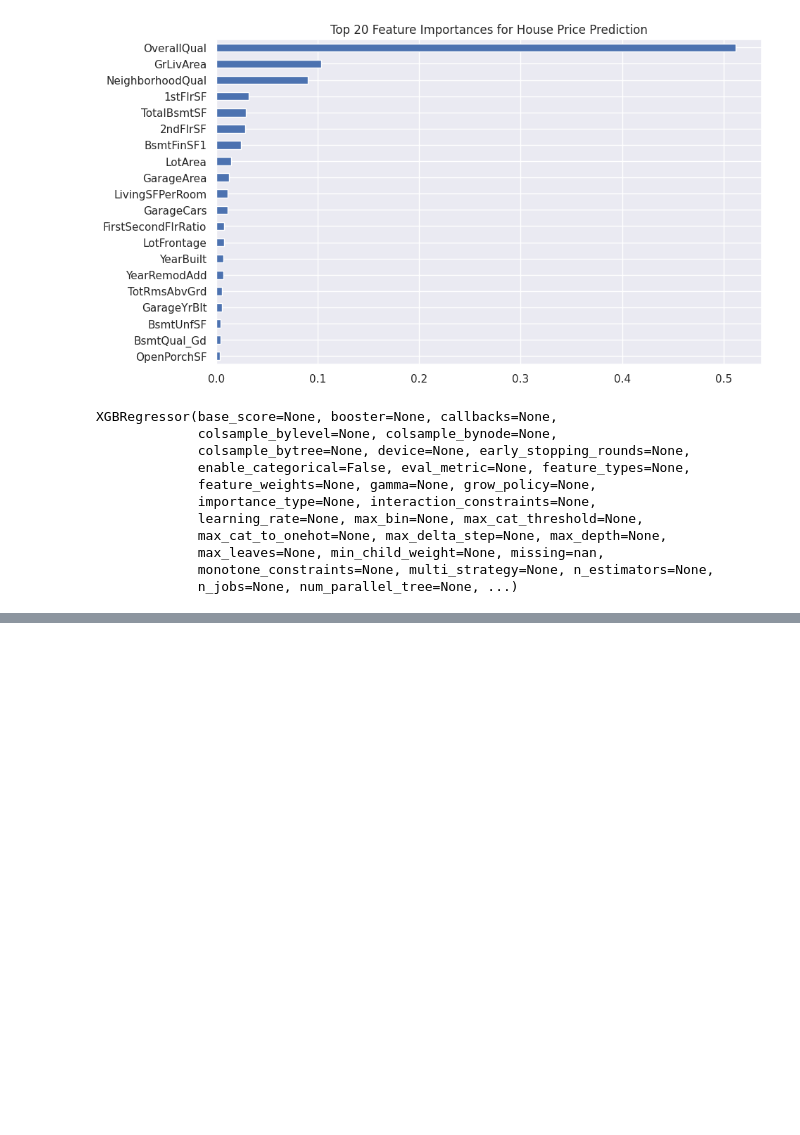
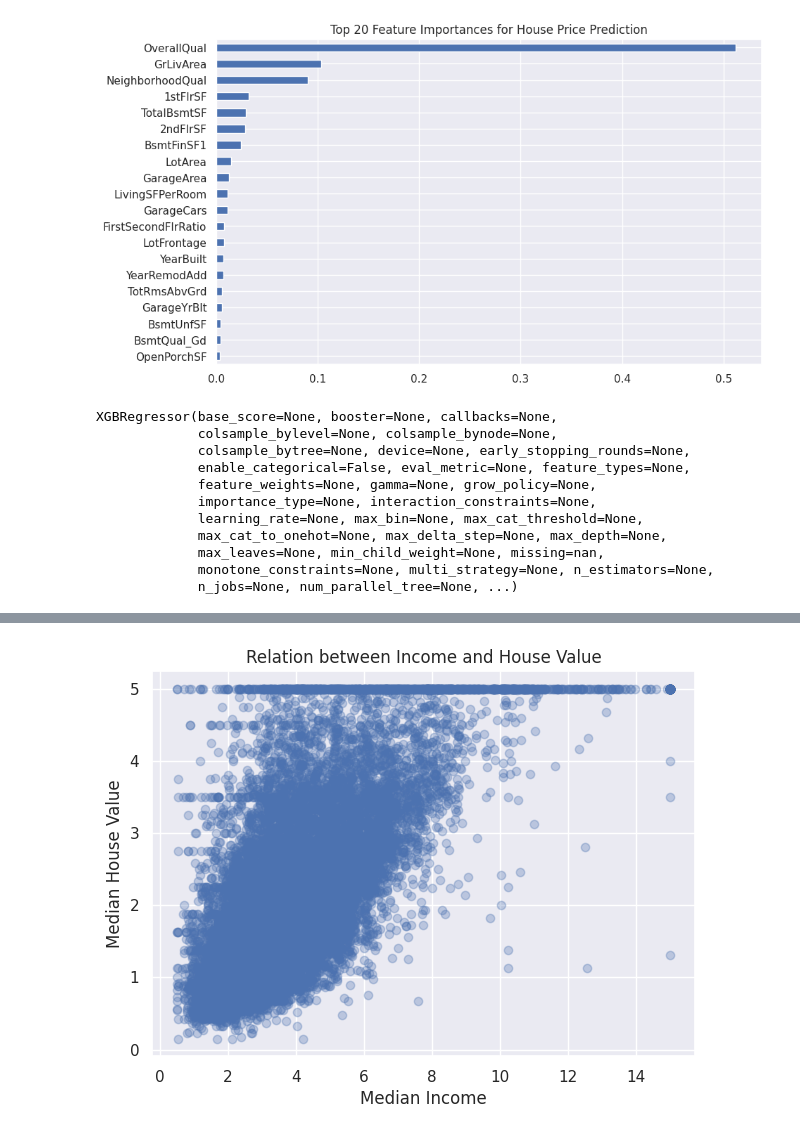
Before and after one commit to HusseinWaleed1/Assignment-Team-2, a Jupyter notebook: house_prediction_(1).ipynb, the cells around one changed output, grey strips where cells are left out. Cells and saved outputs as stored; diff of their text form; code cells hidden in the pictures; blank space fills up the shorter version.

```diff
--- a/house_prediction_(1).ipynb
+++ b/house_prediction_(1).ipynb
@@ -440,0 +463,14 @@ Mean Absolute Error :  70956.1796875
+# %%
+house_price_dataset = fetch_california_housing()
+house_price_dataframe = pd.DataFrame(house_price_dataset.data, columns = house_price_dataset.feature_names)
+house_price_dataframe["MedHouseVal"] = house_price_dataset.target
+
+# Scatter Plot
+plt.figure(figsize=(7,5))
+plt.scatter(house_price_dataframe['MedInc'], house_price_dataframe['MedHouseVal'], alpha=0.3)
+plt.title("Relation between Income and House Value")
+plt.xlabel("Median Income")
+plt.ylabel("Median House Value")
+plt.show()
+# %% [output]
+[figure, added]
```
Also changed, not shown: parts of 7 cells of this notebook.
